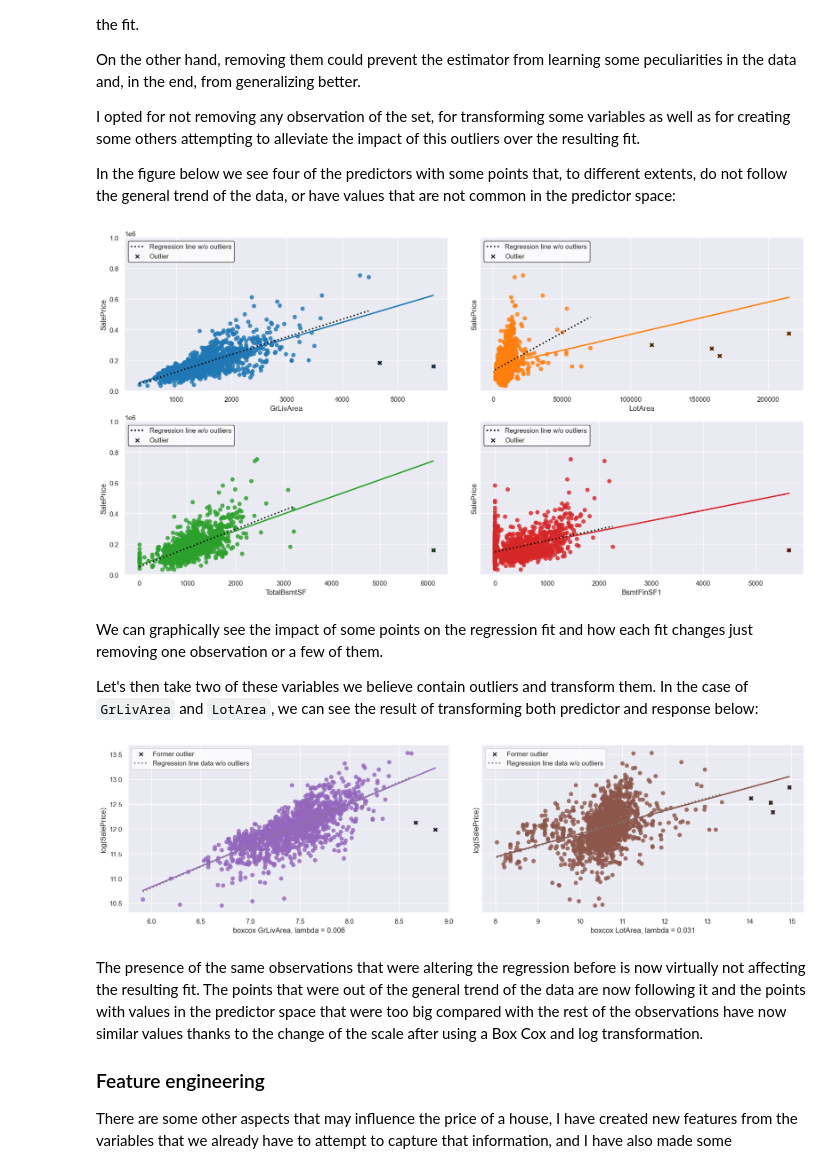
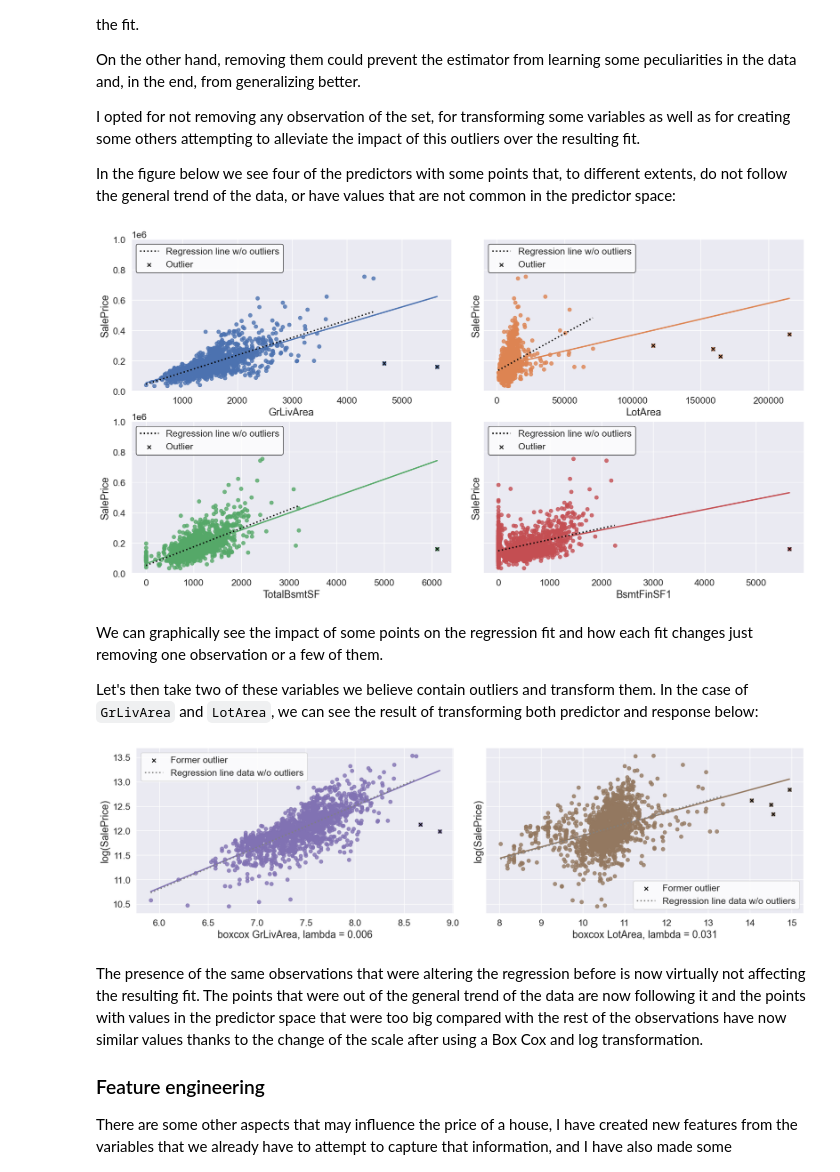
Before and after one commit to albertobas/ames-housing-prices, a Jupyter notebook: ames_housing_prices_models.ipynb, the cells around one changed output. Drawn from its saved outputs; the diff is of its cells as text; code cells hidden in the pictures.

```diff
--- a/ames_housing_prices_models.ipynb
+++ b/ames_housing_prices_models.ipynb
@@ -133,29 +131,27 @@ colors = plt.rcParams["axes.prop_cycle"]()
-# %%
-plt.rcParams.update({'font.size': 22}) # must set in top
 # %%
-plt.rcParams.update({'font.size': 42}) # must set in top
-sns.set(font_scale=1)
+sns.set(font_scale=1.4)
+colors = plt.rcParams["axes.prop_cycle"]()
 fig, ax = plt.subplots(nrows=2, ncols=2, figsize=(20,10), sharex=False, sharey=True)
 fig.subplots_adjust(hspace=.2, wspace=.1)
 outliers_arr = np.array([[X_train['GrLivArea']>4500, X_train['LotArea']>100000],
                          [X_train['TotalBsmtSF']>4000, X_train['BsmtFinSF1']>3000]])
 predictors_w_outliers_arr = np.array([['GrLivArea', 'LotArea'], ['TotalBsmtSF', 'BsmtFinSF1']])
 for irow in range(2):
     for icol in range(2):
         c = next(colors)["color"]
         sns.regplot(x=X_train[predictors_w_outliers_arr[irow][icol]], y=X_train['SalePrice'], ax=ax[irow][icol],
                     ci=0, color=c)
         sns.regplot(x=X_train.loc[np.invert(outliers_arr[irow][icol])][predictors_w_outliers_arr[irow][icol]],
                     y=X_train.loc[np.invert(outliers_arr[irow][icol])]['SalePrice'], ax=ax[irow][icol],
                     color='black', ci=0,
                     scatter=False, line_kws={'ls': 'dotted'}, label='Regression line w/o outliers')
         ax[irow][icol].scatter(X_train.loc[outliers_arr[irow][icol]][predictors_w_outliers_arr[irow][icol]],
                                X_train.loc[outliers_arr[irow][icol]]['SalePrice'], c='black', label='Outlier',
                                marker = 'x')
         ax[irow][icol].legend(edgecolor='black', loc=2, facecolor='white', frameon=True)
         ax[irow][icol].set_ylim([0, 1000000])
 # %% [output]
-[figure, old version]
+[figure, new version]
 # %% [markdown]
 We can graphically see the impact of some points on the regression fit and how each fit changes just removing one observation or a few of them.
 
@@ -177,7 +173,7 @@ for i, (feat, lambd) in enumerate([('GrLivArea', 0.006), ('LotArea', 0.031)]):
     ax[i].set_xlabel("boxcox {}, lambda = {}".format(feat, lambd))
     ax[i].set_ylabel('log(SalePrice)')
 # %% [output]
-[figure, old version]
+[figure, new version]
 # %% [markdown]
 The presence of the same observations that were altering the regression before is now virtually not affecting the resulting fit. The points that were out of the general trend of the data are now following it and the points with values in the predictor space that were too big compared with the rest of the observations have now similar values thanks to the change of the scale after using a Box Cox and log transformation.
 
```
Also changed, not shown: parts of 6 cells of this notebook, 1 other file.
